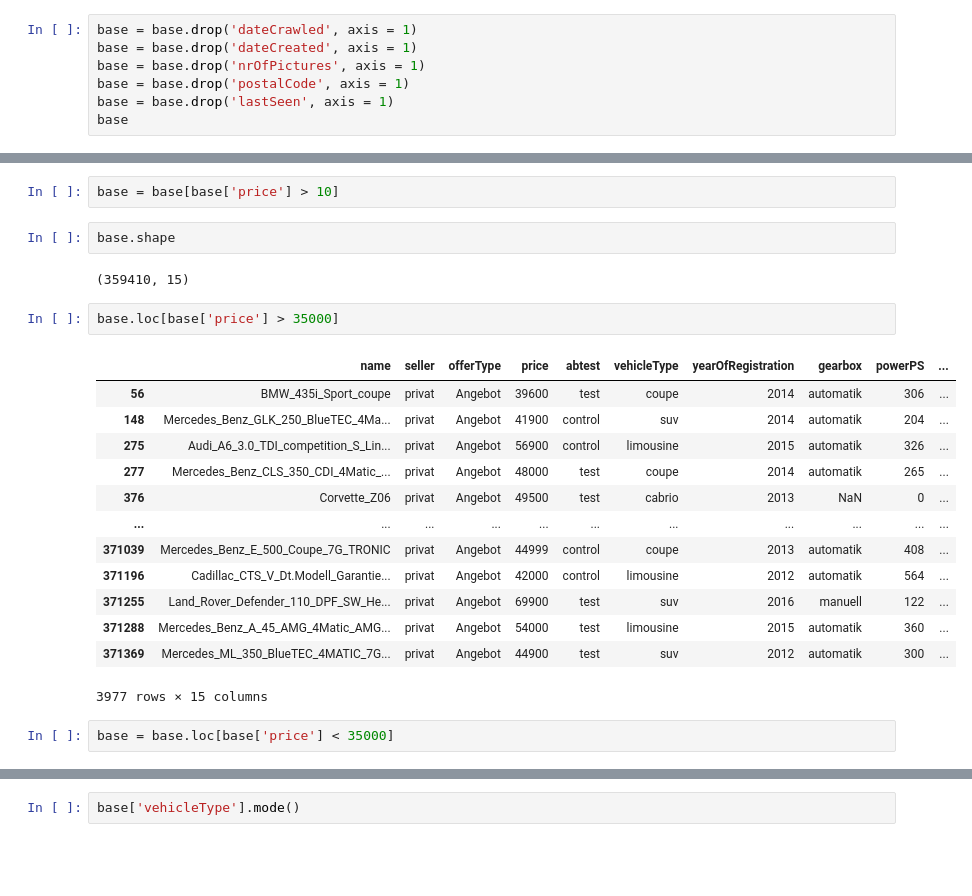
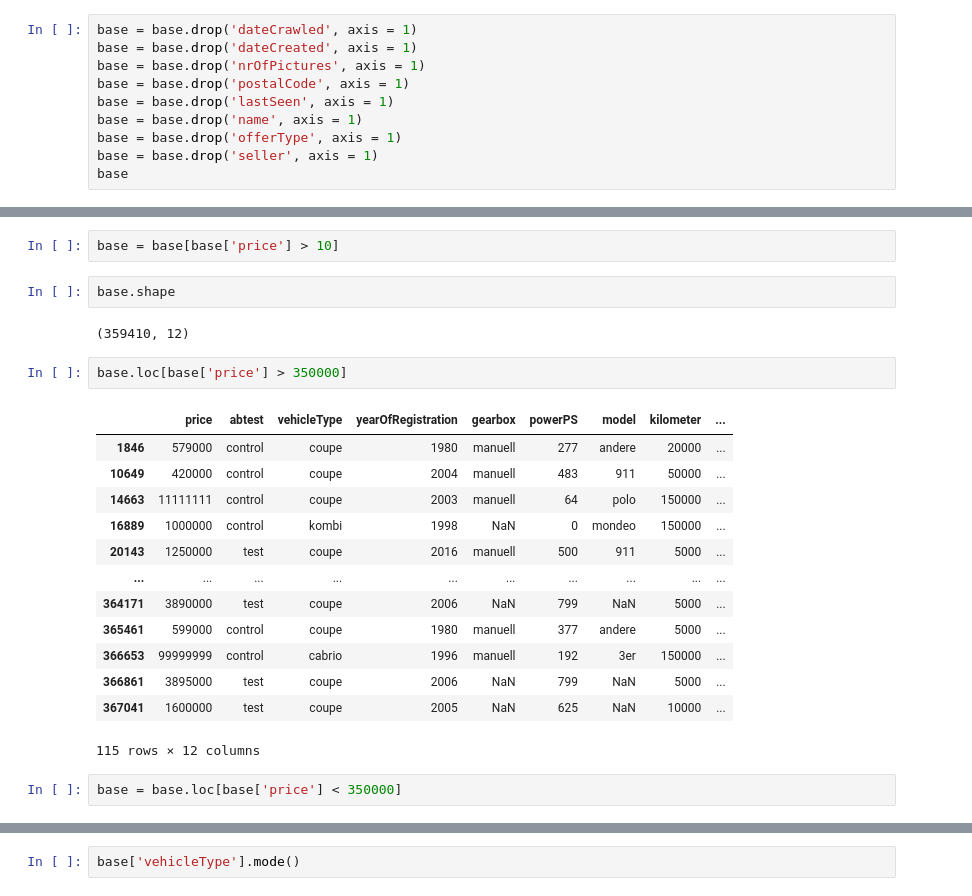
Before and after one commit to adrianofpereira/DeepLearningWithPython, a Jupyter notebook: RegressaoBaseCarros.ipynb, the cells around one changed output, grey strips where cells are left out. Drawn from its saved outputs; the diff is of its cells as text; blank space fills up the shorter version.

```diff
--- a/RegressaoBaseCarros.ipynb
+++ b/RegressaoBaseCarros.ipynb
@@ -34,5 +34,8 @@ base = base.drop('dateCreated', axis = 1)
 base = base.drop('nrOfPictures', axis = 1)
 base = base.drop('postalCode', axis = 1)
 base = base.drop('lastSeen', axis = 1)
+base = base.drop('name', axis = 1)
+base = base.drop('offerType', axis = 1)
+base = base.drop('seller', axis = 1)
 base
 # %% [output]
@@ -168,25 +77,25 @@ base = base[base['price'] > 10]
 # %%
 base.shape
 # %% [output]
-(359410, 15)
+(359410, 12)
 # %%
-base.loc[base['price'] > 35000]
+base.loc[base['price'] > 350000]
 # %% [output]
-|  | name | seller | offerType | price | abtest | vehicleType | yearOfRegistration | gearbox | powerPS | ... |
-| 56 | BMW_435i_Sport_coupe | privat | Angebot | 39600 | test | coupe | 2014 | automatik | 306 | ... |
-| 148 | Mercedes_Benz_GLK_250_BlueTEC_4Ma... | privat | Angebot | 41900 | control | suv | 2014 | automatik | 204 | ... |
-| 275 | Audi_A6_3.0_TDI_competition_S_Lin... | privat | Angebot | 56900 | control | limousine | 2015 | automatik | 326 | ... |
-| 277 | Mercedes_Benz_CLS_350_CDI_4Matic_... | privat | Angebot | 48000 | test | coupe | 2014 | automatik | 265 | ... |
-| 376 | Corvette_Z06 | privat | Angebot | 49500 | test | cabrio | 2013 | NaN | 0 | ... |
-| ... | ... | ... | ... | ... | ... | ... | ... | ... | ... | ... |
-| 371039 | Mercedes_Benz_E_500_Coupe_7G_TRONIC | privat | Angebot | 44999 | control | coupe | 2013 | automatik | 408 | ... |
-| 371196 | Cadillac_CTS_V_Dt.Modell_Garantie... | privat | Angebot | 42000 | control | limousine | 2012 | automatik | 564 | ... |
-| 371255 | Land_Rover_Defender_110_DPF_SW_He... | privat | Angebot | 69900 | test | suv | 2016 | manuell | 122 | ... |
-| 371288 | Mercedes_Benz_A_45_AMG_4Matic_AMG... | privat | Angebot | 54000 | test | limousine | 2015 | automatik | 360 | ... |
-| 371369 | Mercedes_ML_350_BlueTEC_4MATIC_7G... | privat | Angebot | 44900 | test | suv | 2012 | automatik | 300 | ... |
+|  | price | abtest | vehicleType | yearOfRegistration | gearbox | powerPS | model | kilometer | ... |
+| 1846 | 579000 | control | coupe | 1980 | manuell | 277 | andere | 20000 | ... |
+| 10649 | 420000 | control | coupe | 2004 | manuell | 483 | 911 | 50000 | ... |
+| 14663 | 11111111 | control | coupe | 2003 | manuell | 64 | polo | 150000 | ... |
+| 16889 | 1000000 | control | kombi | 1998 | NaN | 0 | mondeo | 150000 | ... |
+| 20143 | 1250000 | test | coupe | 2016 | manuell | 500 | 911 | 5000 | ... |
+| ... | ... | ... | ... | ... | ... | ... | ... | ... | ... |
+| 364171 | 3890000 | test | coupe | 2006 | NaN | 799 | NaN | 5000 | ... |
+| 365461 | 599000 | control | coupe | 1980 | manuell | 377 | andere | 5000 | ... |
+| 366653 | 99999999 | control | cabrio | 1996 | manuell | 192 | 3er | 150000 | ... |
+| 366861 | 3895000 | test | coupe | 2006 | NaN | 799 | NaN | 5000 | ... |
+| 367041 | 1600000 | test | coupe | 2005 | NaN | 625 | NaN | 10000 | ... |
-3977 rows × 15 columns
+115 rows × 12 columns
 # %%
-base = base.loc[base['price'] < 35000]
+base = base.loc[base['price'] < 350000]
 # %%
 base.shape
 # %% [output]
```
Also changed, not shown: parts of 42 cells of this notebook.
